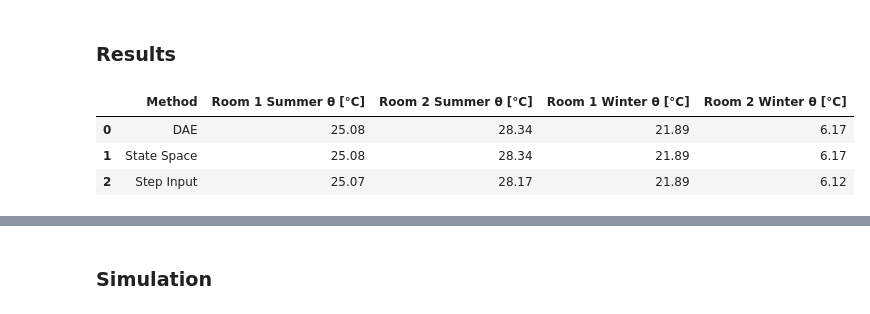
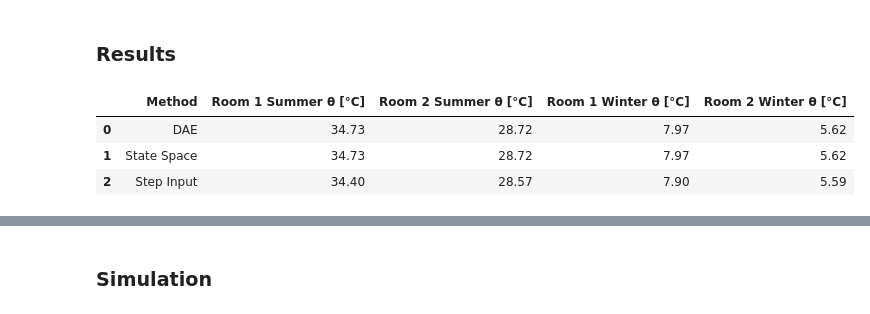
Before and after one commit to dm4bem/thermal-building-model-super-team, a Jupyter notebook: thermal_model_Gustmann_Rahman_Silva_Uddin.ipynb, the cells around one changed output, grey strips where cells are left out. Saved outputs shown, nothing was run; the diff lists cells and outputs as text; code cells hidden in the pictures.

```diff
--- a/thermal_model_Gustmann_Rahman_Silva_Uddin.ipynb
+++ b/thermal_model_Gustmann_Rahman_Silva_Uddin.ipynb
@@ -40,7 +40,8 @@ S_wall_2 = S_wall_total - S_door - S_window
 S_wall_3 = l*H
 
 # Controller and time step
-controller = True
+controller = False
+Euler_explicit = True
 imposed_time_step = True
 Δt = 5    # s, imposed time step (minimum without numerical instability)
 # %% [markdown]
@@ -803,34 +827,41 @@ Steady-state indoor temperature for room 2 obtained with:
 # %% [markdown]
 ### Results
 # %%
+if Euler_explicit:
+    y_summer = y_exp_summer
+    y_winter = y_exp_winter
+else:
+    y_summer = y_imp_summer
+    y_winter = y_imp_winter
+
 results_table = pd.DataFrame({
     "Method": ["DAE", "State Space", "Step Input"],
     "Room 1 Summer θ [°C]": [
         θss_summer[0],
         yss_summer_1,
-        y_exp_summer['θ0'].tail(1).values[0]
+        y_summer['θ0'].tail(1).values[0]
     ],
     "Room 2 Summer θ [°C]": [
         θss_summer[1],
         yss_summer_2,
-        y_exp_summer['θ1'].tail(1).values[0]
+        y_summer['θ1'].tail(1).values[0]
     ],
     "Room 1 Winter θ [°C]": [
         θss_winter[0],
         yss_winter_1,
-        y_exp_winter['θ0'].tail(1).values[0]
+        y_winter['θ0'].tail(1).values[0]
     ],
     "Room 2 Winter θ [°C]": [
         θss_winter[1],
         yss_winter_2,
-        y_exp_winter['θ1'].tail(1).values[0]
+        y_winter['θ1'].tail(1).values[0]
     ]
 })
 
 display(results_table.round(2))
 # %% [output]
 |  | Method | Room 1 Summer θ [°C] | Room 2 Summer θ [°C] | Room 1 Winter θ [°C] | Room 2 Winter θ [°C] |
-| 0 | DAE | 25.08 | 28.34 | 21.89 | 6.17 |
-| 1 | State Space | 25.08 | 28.34 | 21.89 | 6.17 |
-| 2 | Step Input | 25.07 | 28.17 | 21.89 | 6.12 |
+| 0 | DAE | 34.73 | 28.72 | 7.97 | 5.62 |
+| 1 | State Space | 34.73 | 28.72 | 7.97 | 5.62 |
+| 2 | Step Input | 34.40 | 28.57 | 7.90 | 5.59 |
 # %%
```
Also changed, not shown: parts of 16 cells of this notebook.
